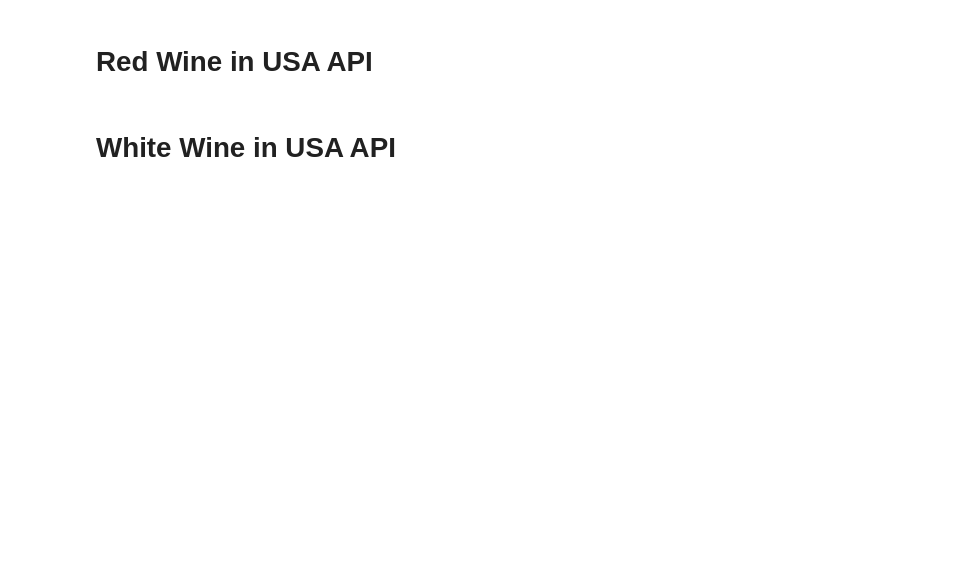
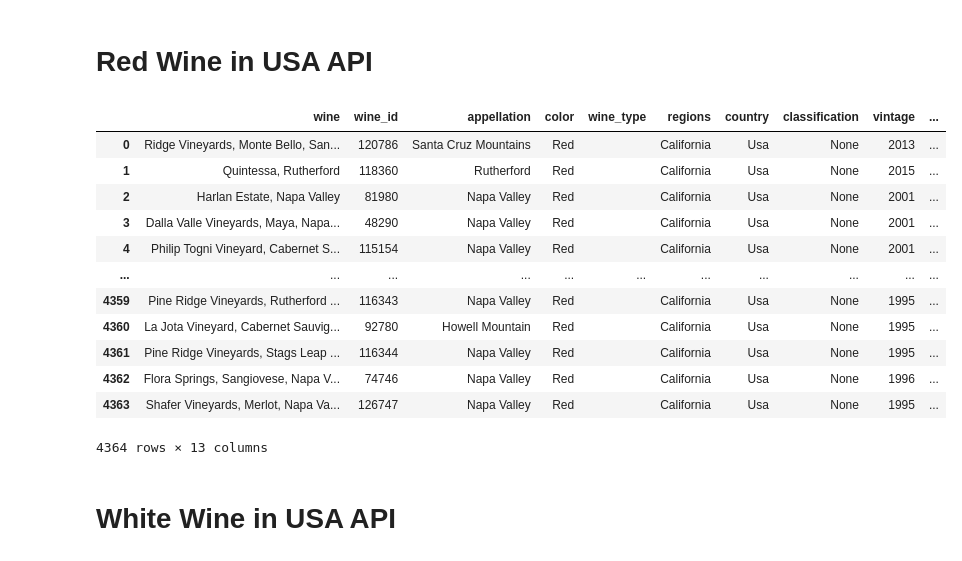
Before and after one commit to ndxn/Partners-in-Wine, a Jupyter notebook: Wine_Temp_Prcp_Lat_Long_Elevation.ipynb, the cells around one changed output. Cells and saved outputs as stored; diff of their text form; code cells hidden in the pictures; blank space fills up the shorter version.

```diff
--- a/Wine_Temp_Prcp_Lat_Long_Elevation.ipynb
+++ b/Wine_Temp_Prcp_Lat_Long_Elevation.ipynb
@@ -16,6 +16,9 @@ from config import weather_api_key
 from config import Token
 from config import API_Token
 import calendar
+
+Token = 'tylRGHbxqiZUDNymMowCBFCuEqeULiWk'
+API_Token='Token d8f94b93417333267ca0edcca7dc14a9e035e1bb'
 # %%
 # Import the API key.
 headers = {
@@ -27,20 +30,35 @@ headers = {
 # %%
 #import JSON data with the API
 req_red_USA = urllib.request.Request('https://api.globalwinescore.com/globalwinescores/latest/?color=red&limit=5000&country=Usa', data=None, headers=headers, origin_req_host=None, unverifiable=False, method=None)
 res_red_USA = urllib.request.urlopen(req_red_USA).read().decode()
 obj_red_USA = json.loads(res_red_USA)
 #read json into DF
 red_USA_df = pd.DataFrame.from_dict(obj_red_USA['results'], orient='columns')
 # Delete unnecessary columns
 red_USA_df.drop([ 'wine_slug', 'appellation_slug',  'date',  'lwin', 'lwin_11'],axis=1, inplace=True)
 ##'wine_id','wine_type','classification',
 ##Drop NA values
-red_USA_df = red_USA_df.dropna()
+# red_USA_df = red_USA_df.dropna()
 #convert vintage to date type
 red_USA_df['vintage']= pd.to_datetime(red_USA_df['vintage']).dt.year
 red_USA_df['regions']=red_USA_df['regions'].str.get(0)
 # Read the DF to a csv
 red_USA_df.to_csv("Red_Wine_USA.csv")
+red_USA_df
+# %% [output]
+|  | wine | wine_id | appellation | color | wine_type | regions | country | classification | vintage | ... |
+| 0 | Ridge Vineyards, Monte Bello, San... | 120786 | Santa Cruz Mountains | Red |  | California | Usa | None | 2013 | ... |
+| 1 | Quintessa, Rutherford | 118360 | Rutherford | Red |  | California | Usa | None | 2015 | ... |
+| 2 | Harlan Estate, Napa Valley | 81980 | Napa Valley | Red |  | California | Usa | None | 2001 | ... |
+| 3 | Dalla Valle Vineyards, Maya, Napa... | 48290 | Napa Valley | Red |  | California | Usa | None | 2001 | ... |
+| 4 | Philip Togni Vineyard, Cabernet S... | 115154 | Napa Valley | Red |  | California | Usa | None | 2001 | ... |
+| ... | ... | ... | ... | ... | ... | ... | ... | ... | ... | ... |
+| 4359 | Pine Ridge Vineyards, Rutherford ... | 116343 | Napa Valley | Red |  | California | Usa | None | 1995 | ... |
+| 4360 | La Jota Vineyard, Cabernet Sauvig... | 92780 | Howell Mountain | Red |  | California | Usa | None | 1995 | ... |
+| 4361 | Pine Ridge Vineyards, Stags Leap ... | 116344 | Napa Valley | Red |  | California | Usa | None | 1995 | ... |
+| 4362 | Flora Springs, Sangiovese, Napa V... | 74746 | Napa Valley | Red |  | California | Usa | None | 1996 | ... |
+| 4363 | Shafer Vineyards, Merlot, Napa Va... | 126747 | Napa Valley | Red |  | California | Usa | None | 1995 | ... |
+4364 rows × 13 columns
 # %% [markdown]
 # White Wine in USA API
 # %%
```
Also changed, not shown: parts of 8 cells of this notebook.
